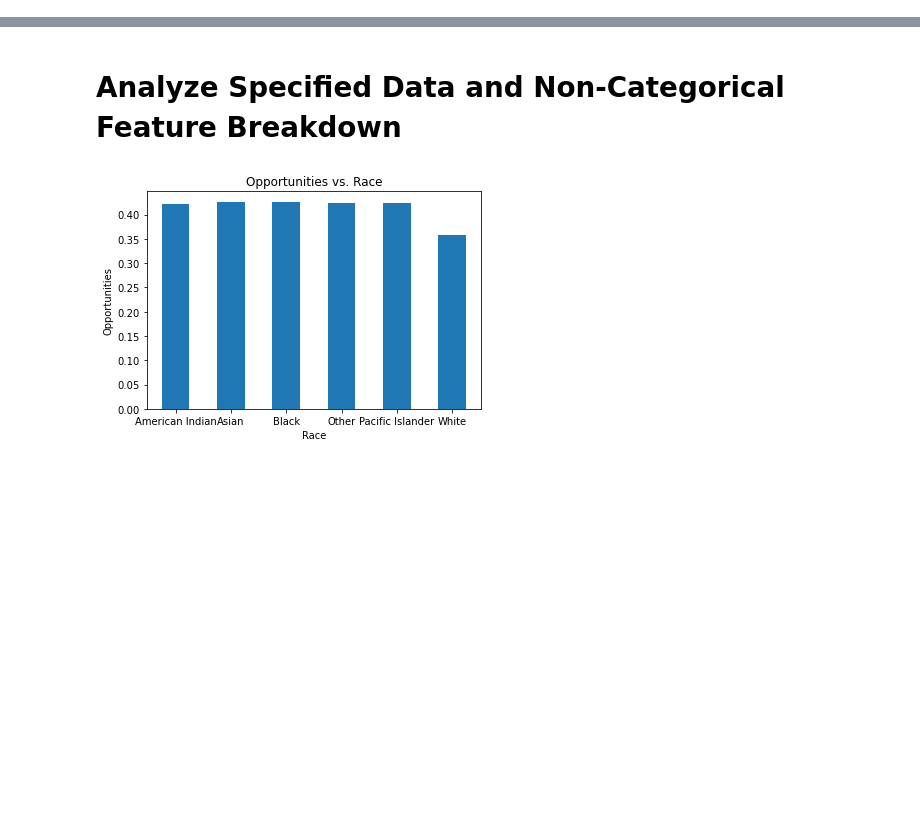
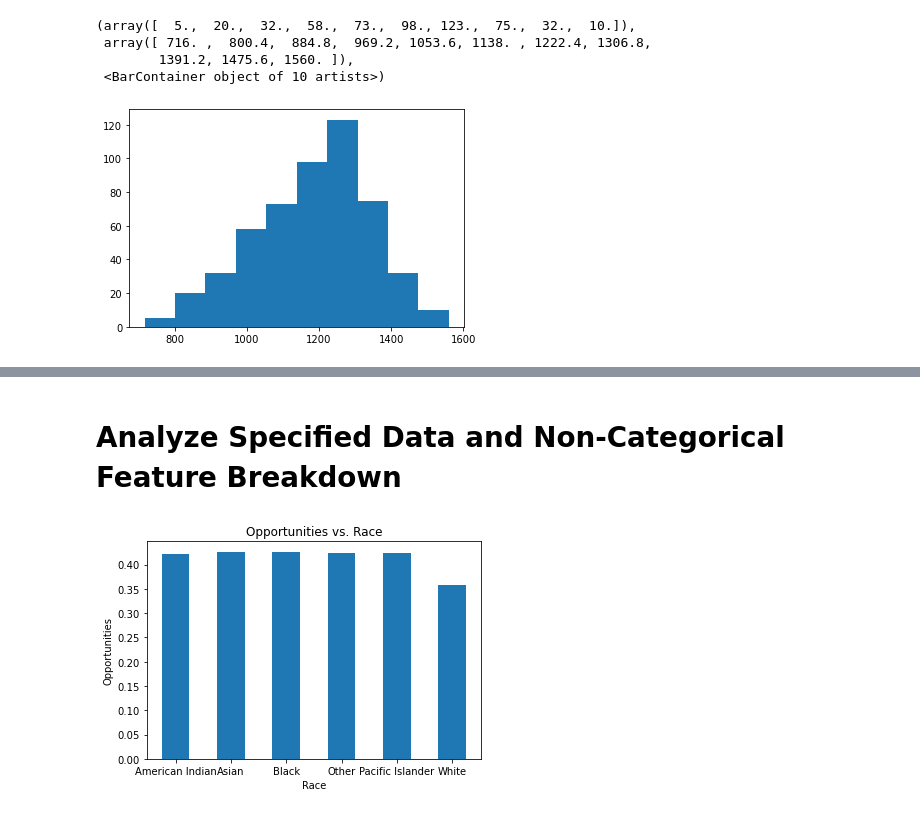
Before and after one commit to liangeric/MirrorDataAdmission, a Jupyter notebook: dataAnalysis.ipynb, the cells around one changed output, grey strips where cells are left out. Saved outputs shown, nothing was run; the diff lists cells and outputs as text; code cells hidden in the pictures; blank space fills up the shorter version.

```diff
--- a/dataAnalysis.ipynb
+++ b/dataAnalysis.ipynb
@@ -34,0 +49,8 @@ Name: Academic Qualification, dtype: float64
+# %%
+plt.hist(idealdata[idealdata["Admission"] == "Yes"]["SAT"])
+# %% [output]
+(array([  5.,  20.,  32.,  58.,  73.,  98., 123.,  75.,  32.,  10.]),
+ array([ 716. ,  800.4,  884.8,  969.2, 1053.6, 1138. , 1222.4, 1306.8,
+        1391.2, 1475.6, 1560. ]),
+ <BarContainer object of 10 artists>)
+[figure, added]
```
Also changed, not shown: parts of 6 cells of this notebook, 6 other files.
